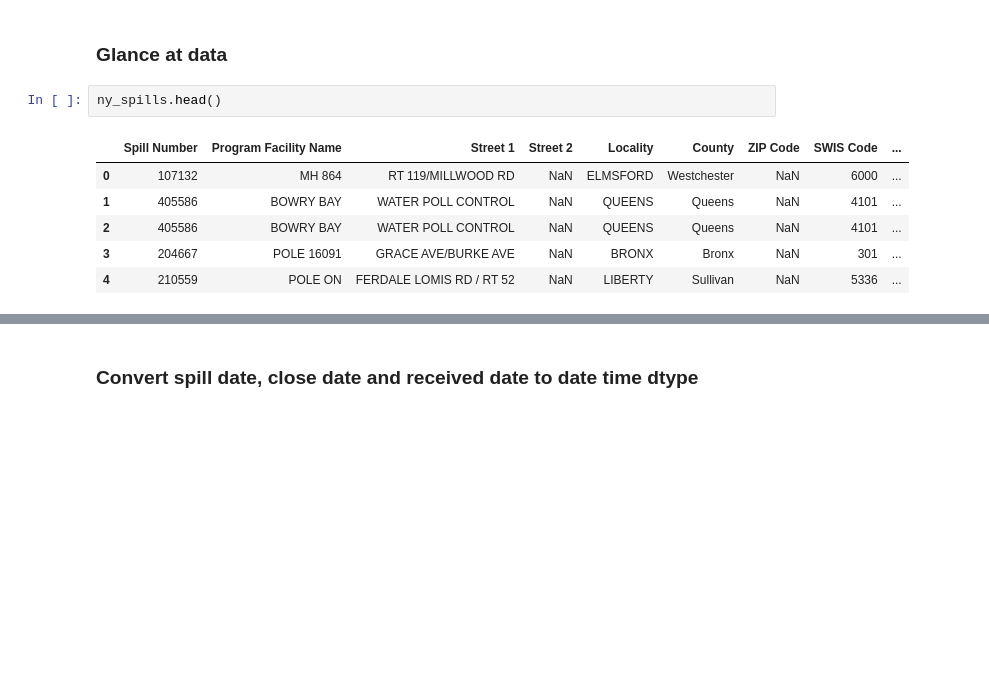
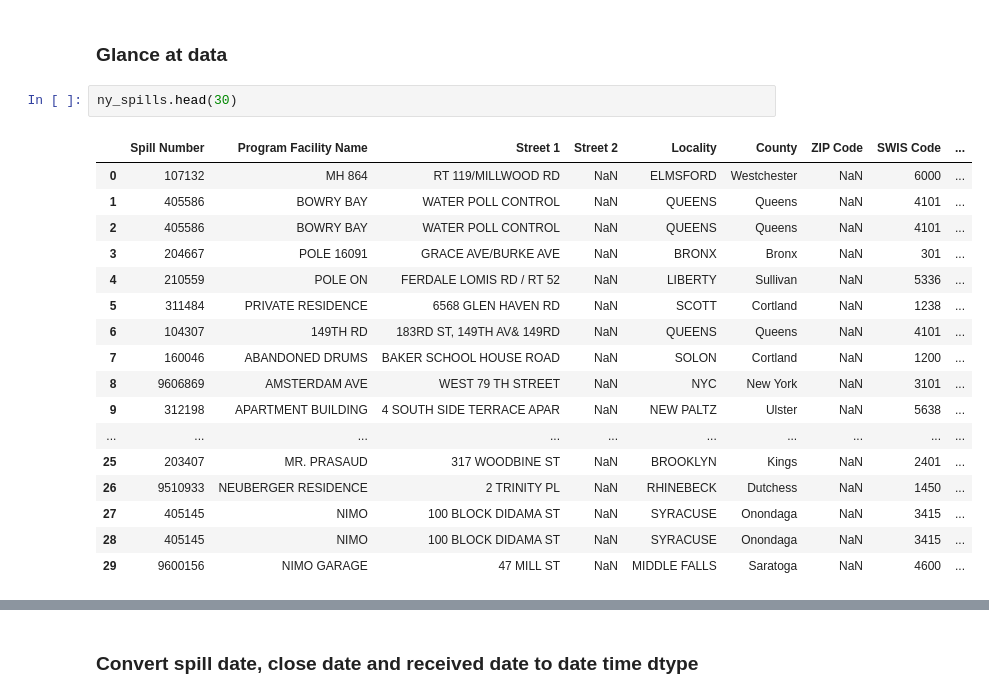
Before and after one commit to jere-o-rhodes/advanced_coding_final_pro, a Jupyter notebook: final.ipynb, the cells around one changed output, grey strips where cells are left out. Cells and saved outputs as stored; diff of their text form; blank space fills up the shorter version.

```diff
--- a/final.ipynb
+++ b/final.ipynb
@@ -40,14 +41,25 @@ len(ny_spills)
 # %% [markdown]
 ### Glance at data
 # %%
-ny_spills.head()
+ny_spills.head(30)
 # %% [output]
 |  | Spill Number | Program Facility Name | Street 1 | Street 2 | Locality | County | ZIP Code | SWIS Code | ... |
 | 0 | 107132 | MH 864 | RT 119/MILLWOOD RD | NaN | ELMSFORD | Westchester | NaN | 6000 | ... |
 | 1 | 405586 | BOWRY BAY | WATER POLL CONTROL | NaN | QUEENS | Queens | NaN | 4101 | ... |
 | 2 | 405586 | BOWRY BAY | WATER POLL CONTROL | NaN | QUEENS | Queens | NaN | 4101 | ... |
 | 3 | 204667 | POLE 16091 | GRACE AVE/BURKE AVE | NaN | BRONX | Bronx | NaN | 301 | ... |
 | 4 | 210559 | POLE ON | FERDALE LOMIS RD / RT 52 | NaN | LIBERTY | Sullivan | NaN | 5336 | ... |
+| 5 | 311484 | PRIVATE RESIDENCE | 6568 GLEN HAVEN RD | NaN | SCOTT | Cortland | NaN | 1238 | ... |
+| 6 | 104307 | 149TH RD | 183RD ST, 149TH AV& 149RD | NaN | QUEENS | Queens | NaN | 4101 | ... |
+| 7 | 160046 | ABANDONED DRUMS | BAKER SCHOOL HOUSE ROAD | NaN | SOLON | Cortland | NaN | 1200 | ... |
+| 8 | 9606869 | AMSTERDAM AVE | WEST 79 TH STREET | NaN | NYC | New York | NaN | 3101 | ... |
+| 9 | 312198 | APARTMENT BUILDING | 4 SOUTH SIDE TERRACE APAR | NaN | NEW PALTZ | Ulster | NaN | 5638 | ... |
+| ... | ... | ... | ... | ... | ... | ... | ... | ... | ... |
+| 25 | 203407 | MR. PRASAUD | 317 WOODBINE ST | NaN | BROOKLYN | Kings | NaN | 2401 | ... |
+| 26 | 9510933 | NEUBERGER RESIDENCE | 2 TRINITY PL | NaN | RHINEBECK | Dutchess | NaN | 1450 | ... |
+| 27 | 405145 | NIMO | 100 BLOCK DIDAMA ST | NaN | SYRACUSE | Onondaga | NaN | 3415 | ... |
+| 28 | 405145 | NIMO | 100 BLOCK DIDAMA ST | NaN | SYRACUSE | Onondaga | NaN | 3415 | ... |
+| 29 | 9600156 | NIMO GARAGE | 47 MILL ST | NaN | MIDDLE FALLS | Saratoga | NaN | 4600 | ... |
 # %%
 ny_spills.tail()
 # %% [output]
```
Also changed, not shown: parts of 53 cells of this notebook, 4 other files.
